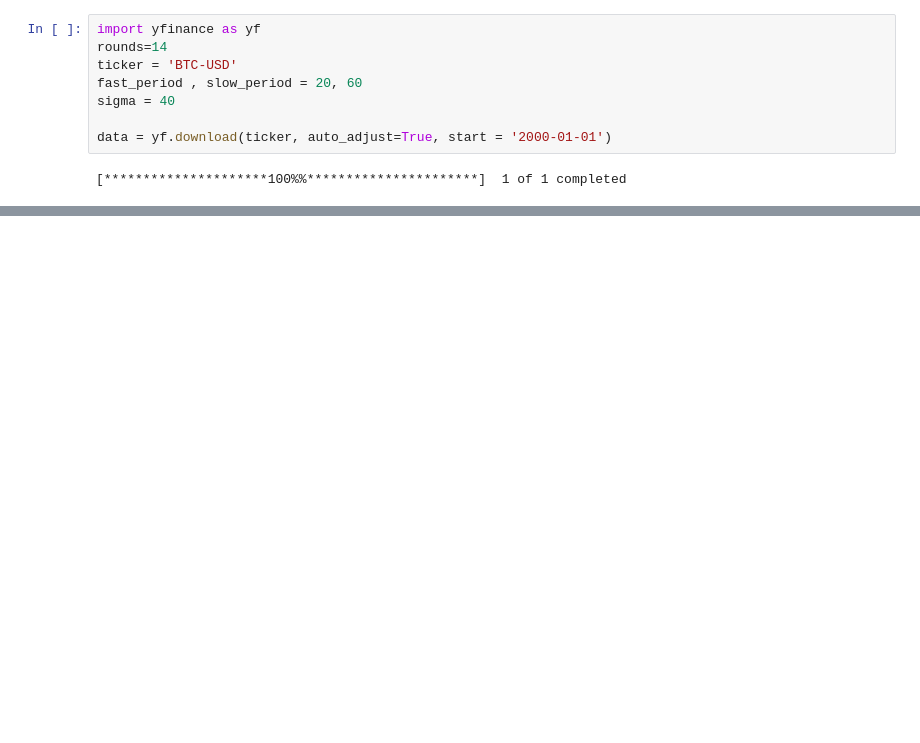
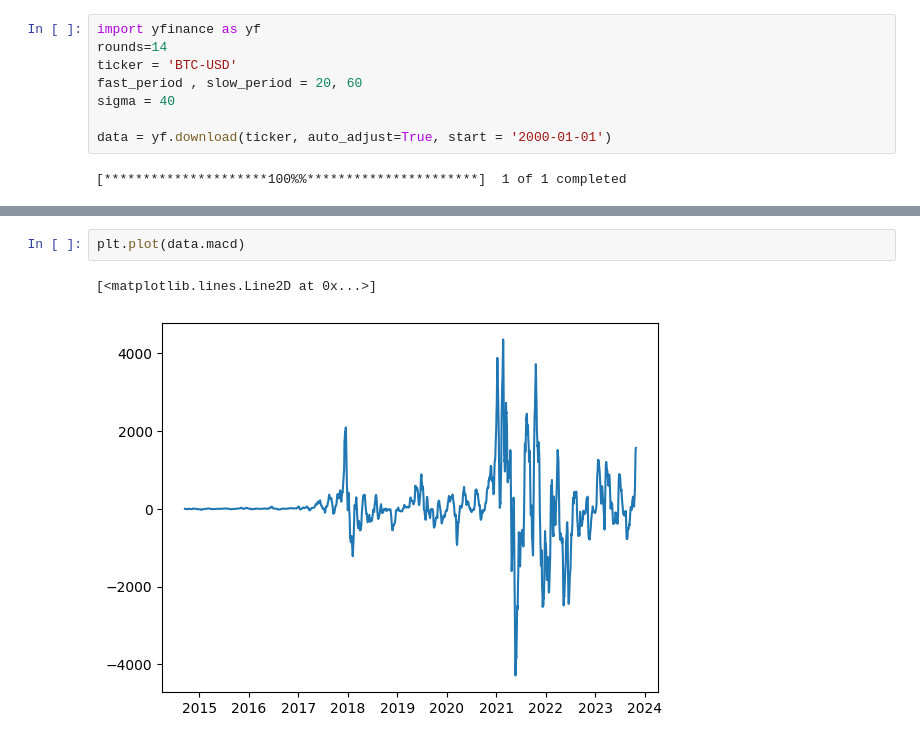
Before and after one commit to AlejandroDaneri/trabajo-profesional-fiuba, a Jupyter notebook: notebook.ipynb, the cells around one changed output, grey strips where cells are left out. Drawn from its saved outputs; the diff is of its cells as text; blank space fills up the shorter version.

```diff
--- a/notebook.ipynb
+++ b/notebook.ipynb
@@ -97,0 +53,5 @@ data
+# %%
+plt.plot(data.macd)
+# %% [output]
+[<matplotlib.lines.Line2D at 0x...>]
+[figure, added]
```
Also changed, not shown: parts of 14 cells of this notebook, 1 other file.
